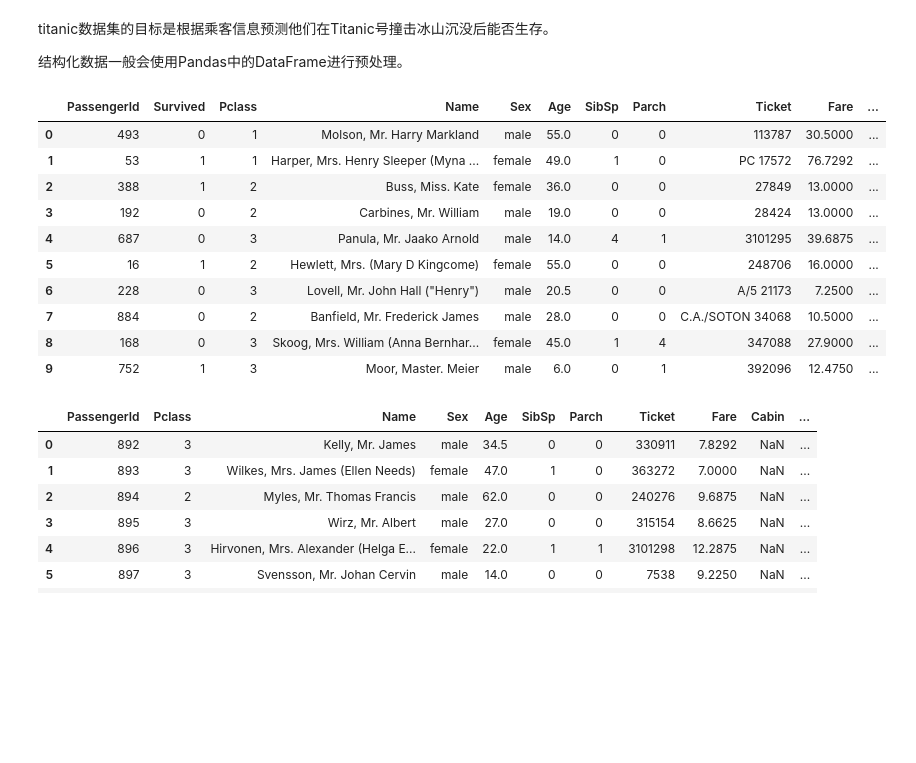
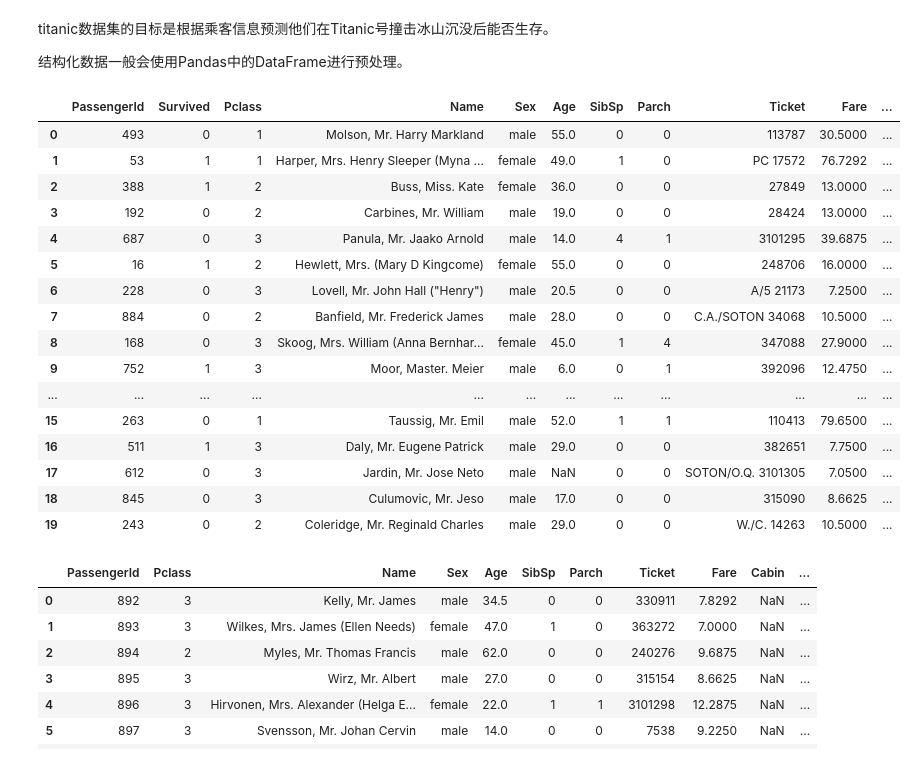
Before and after one commit to Zhou-Ruichen/pytorch_in_20_days, a Jupyter notebook: 1-1,结构化数据建模流程范例.ipynb, the cells around one changed output. Saved outputs shown, nothing was run; the diff lists cells and outputs as text; code cells hidden in the pictures; blank space fills up the shorter version.

```diff
--- a/1-1,结构化数据建模流程范例.ipynb
+++ b/1-1,结构化数据建模流程范例.ipynb
@@ -43,26 +43,32 @@ titanic数据集的目标是根据乘客信息预测他们在Titanic号撞击冰
 # %%
 import numpy as np
 import pandas as pd
 import matplotlib.pyplot as plt
 import torch
 from torch import nn
 from torch.utils.data import Dataset,DataLoader,TensorDataset
 
 dftrain_raw = pd.read_csv('./eat_pytorch_datasets/titanic/train.csv')
 dftest_raw = pd.read_csv('./eat_pytorch_datasets/titanic/test.csv')
-dftrain_raw.head(10)
+dftrain_raw.head(20)
 # %% [output]
 |  | PassengerId | Survived | Pclass | Name | Sex | Age | SibSp | Parch | Ticket | Fare | ... |
 | 0 | 493 | 0 | 1 | Molson, Mr. Harry Markland | male | 55.0 | 0 | 0 | 113787 | 30.5000 | ... |
 | 1 | 53 | 1 | 1 | Harper, Mrs. Henry Sleeper (Myna ... | female | 49.0 | 1 | 0 | PC 17572 | 76.7292 | ... |
 | 2 | 388 | 1 | 2 | Buss, Miss. Kate | female | 36.0 | 0 | 0 | 27849 | 13.0000 | ... |
 | 3 | 192 | 0 | 2 | Carbines, Mr. William | male | 19.0 | 0 | 0 | 28424 | 13.0000 | ... |
 | 4 | 687 | 0 | 3 | Panula, Mr. Jaako Arnold | male | 14.0 | 4 | 1 | 3101295 | 39.6875 | ... |
 | 5 | 16 | 1 | 2 | Hewlett, Mrs. (Mary D Kingcome) | female | 55.0 | 0 | 0 | 248706 | 16.0000 | ... |
 | 6 | 228 | 0 | 3 | Lovell, Mr. John Hall ("Henry") | male | 20.5 | 0 | 0 | A/5 21173 | 7.2500 | ... |
 | 7 | 884 | 0 | 2 | Banfield, Mr. Frederick James | male | 28.0 | 0 | 0 | C.A./SOTON 34068 | 10.5000 | ... |
 | 8 | 168 | 0 | 3 | Skoog, Mrs. William (Anna Bernhar... | female | 45.0 | 1 | 4 | 347088 | 27.9000 | ... |
 | 9 | 752 | 1 | 3 | Moor, Master. Meier | male | 6.0 | 0 | 1 | 392096 | 12.4750 | ... |
+| ... | ... | ... | ... | ... | ... | ... | ... | ... | ... | ... | ... |
+| 15 | 263 | 0 | 1 | Taussig, Mr. Emil | male | 52.0 | 1 | 1 | 110413 | 79.6500 | ... |
+| 16 | 511 | 1 | 3 | Daly, Mr. Eugene Patrick | male | 29.0 | 0 | 0 | 382651 | 7.7500 | ... |
+| 17 | 612 | 0 | 3 | Jardin, Mr. Jose Neto | male | NaN | 0 | 0 | SOTON/O.Q. 3101305 | 7.0500 | ... |
+| 18 | 845 | 0 | 3 | Culumovic, Mr. Jeso | male | 17.0 | 0 | 0 | 315090 | 8.6625 | ... |
+| 19 | 243 | 0 | 2 | Coleridge, Mr. Reginald Charles | male | 29.0 | 0 | 0 | W./C. 14263 | 10.5000 | ... |
 # %%
 dfcompare_raw = pd.read_csv('./eat_pytorch_datasets/titanic/test_kaggle.csv')
 dfcompare_raw.head(10)
```
Also changed, not shown: parts of 7 cells of this notebook, 2 other files.
